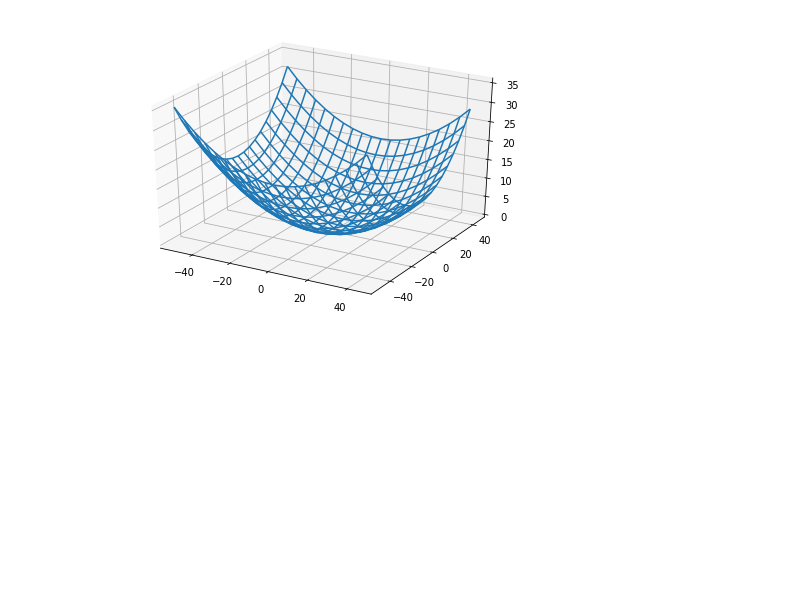
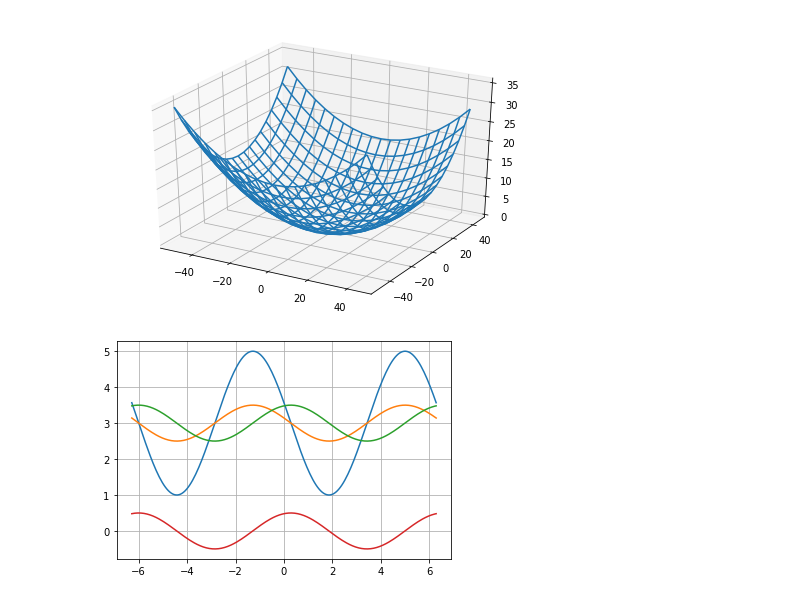
Before and after one commit to nddruu/GooColab, a Jupyter notebook: Введение_в_высшую_математику_(GB).ipynb, the cells around one changed output. Saved outputs shown, nothing was run; the diff lists cells and outputs as text; code cells hidden in the pictures; blank space fills up the shorter version.

```diff
--- a/Введение_в_высшую_математику_(GB).ipynb
+++ b/Введение_в_высшую_математику_(GB).ipynb
@@ -156,3 +156,29 @@ ax.plot_wireframe(X, Y, Z)
 # %% [output]
 <mpl_toolkits.mplot3d.art3d.Line3DCollection at 0x...>
 [figure]
+# %%
+import numpy as np
+import matplotlib.pyplot as plt
+
+x = np.linspace(-2 * np.pi, 2 * np.pi, 201)
+k = 2
+a = 5
+b = 3
+y1 = k * np.cos(x - a) + b
+plt.plot(x, y1)
+
+k = 0.5
+y2 = k * np.cos(x - a) + b
+plt.plot(x, y2)
+
+a = -6
+y3 = k * np.cos(x - a) + b
+plt.plot(x, y3)
+
+b = 0
+y4 = k * np.cos(x - a) + b
+plt.plot(x, y4)
+
+plt.grid(True)
+# %% [output]
+[figure, added]
```
Also changed, not shown: parts of 4 cells of this notebook.
